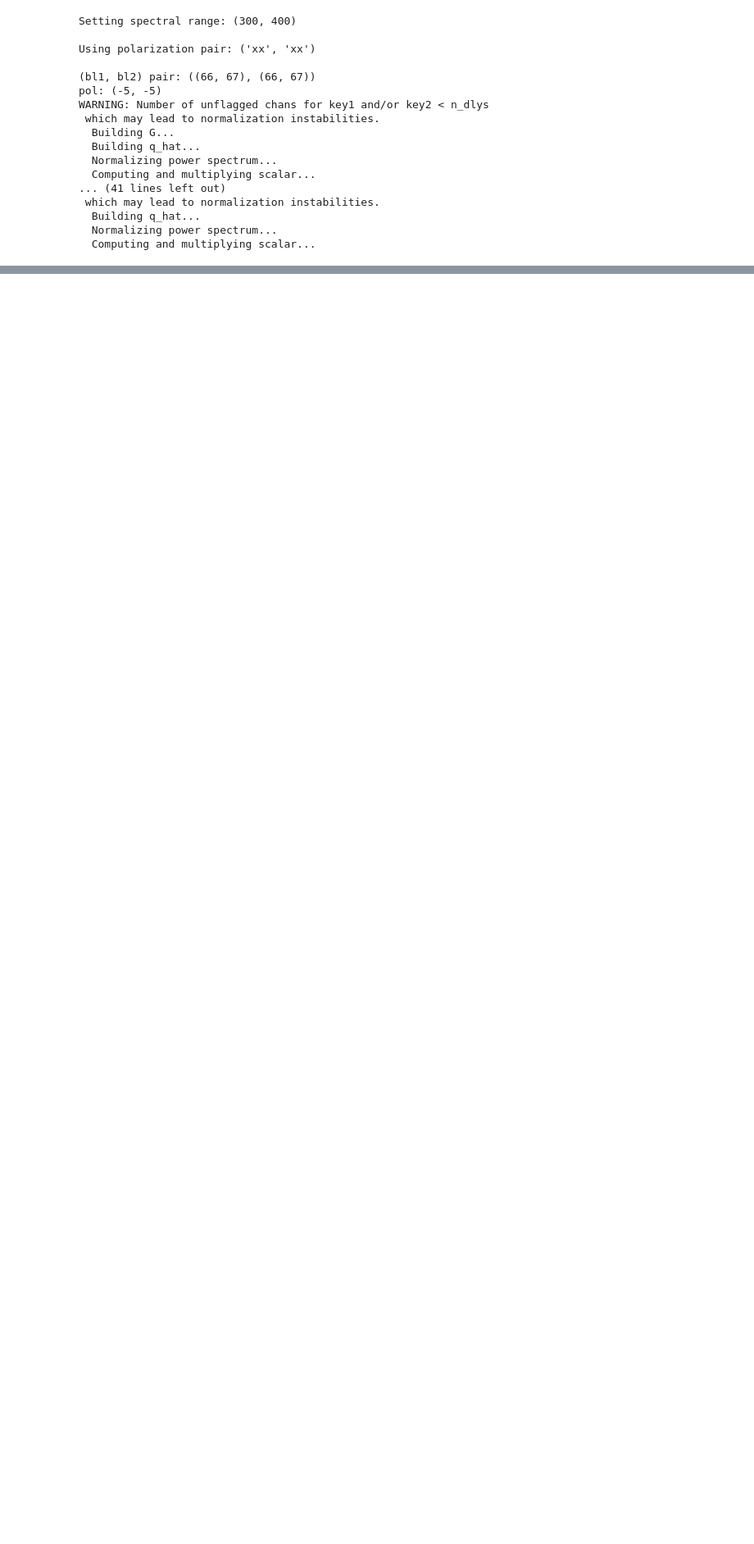
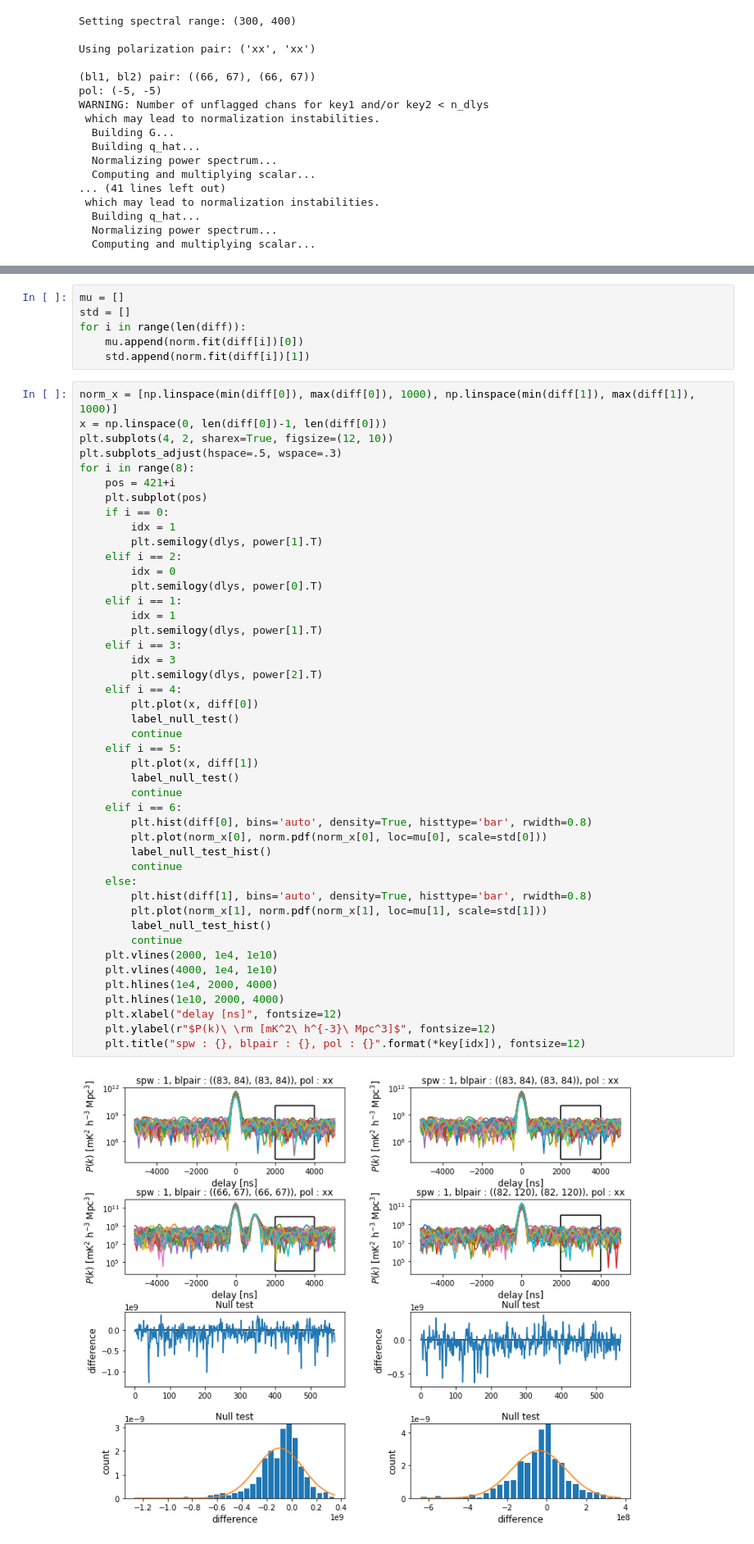
Before and after one commit to acliu/mcgill_sandbox, a Jupyter notebook: dixin/cable_reflection.ipynb, the cells around one changed output, grey strips where cells are left out. Shown: that part at 82% size. Saved outputs shown, nothing was run; the diff lists cells and outputs as text; blank space fills up the shorter version.

```diff
--- a/dixin/cable_reflection.ipynb
+++ b/dixin/cable_reflection.ipynb
@@ -135,0 +222,53 @@ plt.show()
+# %%
+mu = []
+std = []
+for i in range(len(diff)):
+    mu.append(norm.fit(diff[i])[0])
+    std.append(norm.fit(diff[i])[1])
+# %%
+norm_x = [np.linspace(min(diff[0]), max(diff[0]), 1000), np.linspace(min(diff[1]), max(diff[1]), 1000)]
+x = np.linspace(0, len(diff[0])-1, len(diff[0]))
+plt.subplots(4, 2, sharex=True, figsize=(12, 10))
+plt.subplots_adjust(hspace=.5, wspace=.3)
+for i in range(8):
+    pos = 421+i
+    plt.subplot(pos)
+    if i == 0:
+        idx = 1
+        plt.semilogy(dlys, power[1].T)
+    elif i == 2:
+        idx = 0
+        plt.semilogy(dlys, power[0].T)
+    elif i == 1:
+        idx = 1
+        plt.semilogy(dlys, power[1].T)
+    elif i == 3:
+        idx = 3
+        plt.semilogy(dlys, power[2].T)
+    elif i == 4:
+        plt.plot(x, diff[0])
+        label_null_test()
+        continue
+    elif i == 5:
+        plt.plot(x, diff[1])
+        label_null_test()
+        continue
+    elif i == 6:
+        plt.hist(diff[0], bins='auto', density=True, histtype='bar', rwidth=0.8)
+        plt.plot(norm_x[0], norm.pdf(norm_x[0], loc=mu[0], scale=std[0]))
+        label_null_test_hist()
+        continue
+    else:
+        plt.hist(diff[1], bins='auto', density=True, histtype='bar', rwidth=0.8)
+        plt.plot(norm_x[1], norm.pdf(norm_x[1], loc=mu[1], scale=std[1]))
+        label_null_test_hist()
+        continue
+    plt.vlines(2000, 1e4, 1e10)
+    plt.vlines(4000, 1e4, 1e10)
+    plt.hlines(1e4, 2000, 4000)
+    plt.hlines(1e10, 2000, 4000)
+    plt.xlabel("delay [ns]", fontsize=12)
+    plt.ylabel(r"$P(k)\ \rm [mK^2\ h^{-3}\ Mpc^3]$", fontsize=12)
+    plt.title("spw : {}, blpair : {}, pol : {}".format(*key[idx]), fontsize=12)
+# %% [output]
+[figure, added]
```
Also changed, not shown: parts of 14 cells of this notebook.
